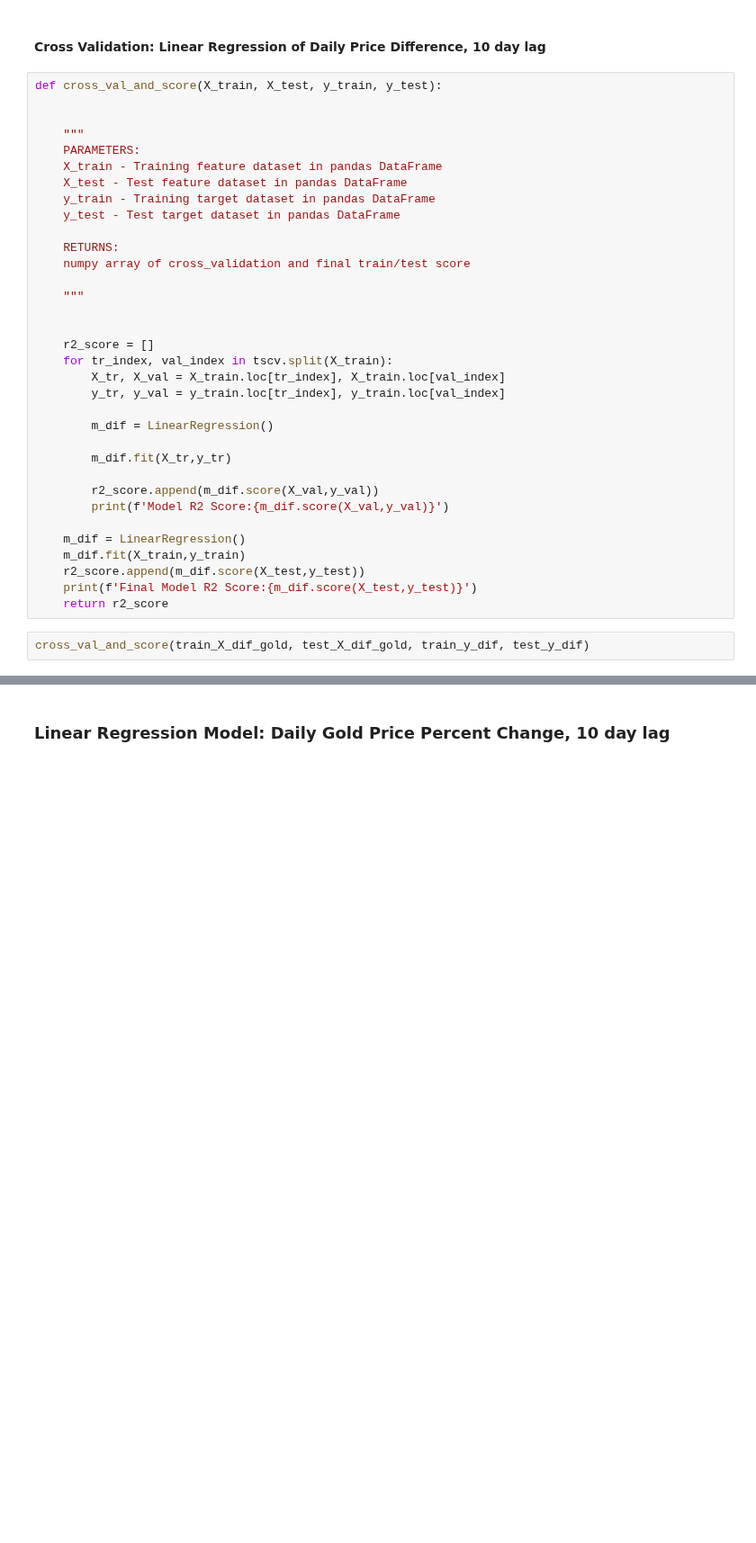
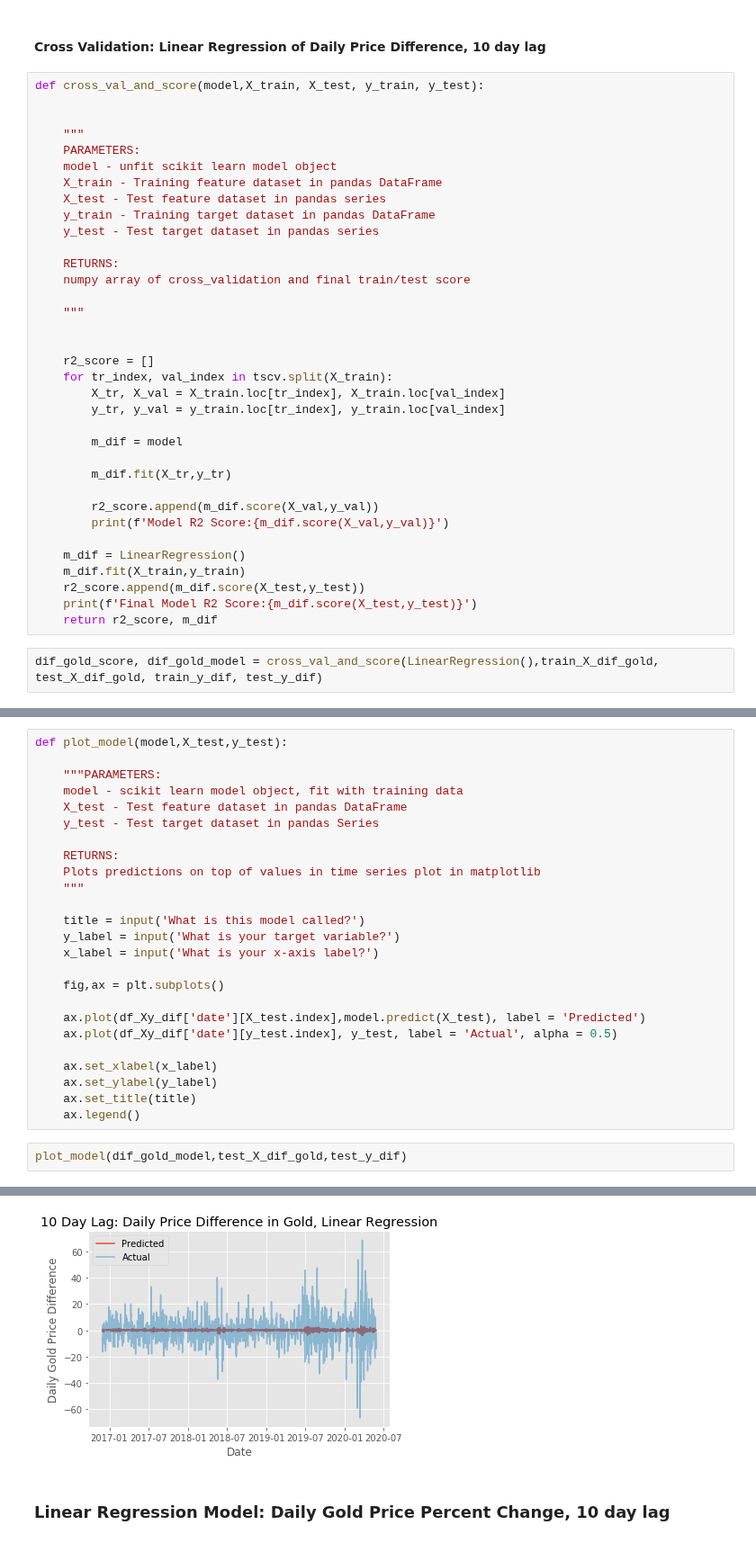
Before and after one commit to jangelchik/interest_equities_gold, a Jupyter notebook: visuals_and_modeling.ipynb, the cells around one changed output, grey strips where cells are left out. Shown at 90% size. Saved outputs shown, nothing was run; the diff lists cells and outputs as text; blank space fills up the shorter version.

Commit message:
cleaned up cross_val and plot model functions

```diff
--- a/visuals_and_modeling.ipynb
+++ b/visuals_and_modeling.ipynb
@@ -297,15 +297,16 @@ test_y_dif = y_dif[int(X_dif_gold.shape[0]*0.7):]
 # %% [markdown]
 #### Cross Validation: Linear Regression of Daily Price Difference, 10 day lag
 # %%
-def cross_val_and_score(X_train, X_test, y_train, y_test):
+def cross_val_and_score(model,X_train, X_test, y_train, y_test):
 
 
     """
     PARAMETERS:
+    model - unfit scikit learn model object
     X_train - Training feature dataset in pandas DataFrame
-    X_test - Test feature dataset in pandas DataFrame
+    X_test - Test feature dataset in pandas series
     y_train - Training target dataset in pandas DataFrame
-    y_test - Test target dataset in pandas DataFrame
+    y_test - Test target dataset in pandas series
 
     RETURNS:
     numpy array of cross_validation and final train/test score
@@ -318,7 +319,7 @@ def cross_val_and_score(X_train, X_test, y_train, y_test):
         X_tr, X_val = X_train.loc[tr_index], X_train.loc[val_index]
         y_tr, y_val = y_train.loc[tr_index], y_train.loc[val_index]
 
-        m_dif = LinearRegression()
+        m_dif = model
 
         m_dif.fit(X_tr,y_tr)
 
@@ -329,9 +330,9 @@ def cross_val_and_score(X_train, X_test, y_train, y_test):
     m_dif.fit(X_train,y_train)
     r2_score.append(m_dif.score(X_test,y_test))
     print(f'Final Model R2 Score:{m_dif.score(X_test,y_test)}')
-    return r2_score
+    return r2_score, m_dif
 # %%
-cross_val_and_score(train_X_dif_gold, test_X_dif_gold, train_y_dif, test_y_dif)
+dif_gold_score, dif_gold_model = cross_val_and_score(LinearRegression(),train_X_dif_gold, test_X_dif_gold, train_y_dif, test_y_dif)
 # %% [output]
 Model R2 Score:-0.05549211956541056
 Model R2 Score:-0.01108450515151227
@@ -347,0 +343,28 @@ Final Model R2 Score:-0.014188181637116326
+# %%
+def plot_model(model,X_test,y_test):
+
+    """PARAMETERS:
+    model - scikit learn model object, fit with training data
+    X_test - Test feature dataset in pandas DataFrame
+    y_test - Test target dataset in pandas Series
+
+    RETURNS:
+    Plots predictions on top of values in time series plot in matplotlib
+    """
+
+    title = input('What is this model called?')
+    y_label = input('What is your target variable?')
+    x_label = input('What is your x-axis label?')
+
+    fig,ax = plt.subplots()
+
+    ax.plot(df_Xy_dif['date'][X_test.index],model.predict(X_test), label = 'Predicted')
+    ax.plot(df_Xy_dif['date'][y_test.index], y_test, label = 'Actual', alpha = 0.5)
+
+    ax.set_xlabel(x_label)
+    ax.set_ylabel(y_label)
+    ax.set_title(title)
+    ax.legend()
+# %%
+plot_model(dif_gold_model,test_X_dif_gold,test_y_dif)
+# %% [output]
@@ -348,3 +374,4 @@ Final Model R2 Score:-0.014188181637116326
+[figure, added]
 # %% [markdown]
 ### Linear Regression Model: Daily Gold Price Percent Change, 10 day lag
 # %%
```
Also changed, not shown: parts of 4 cells of this notebook.
